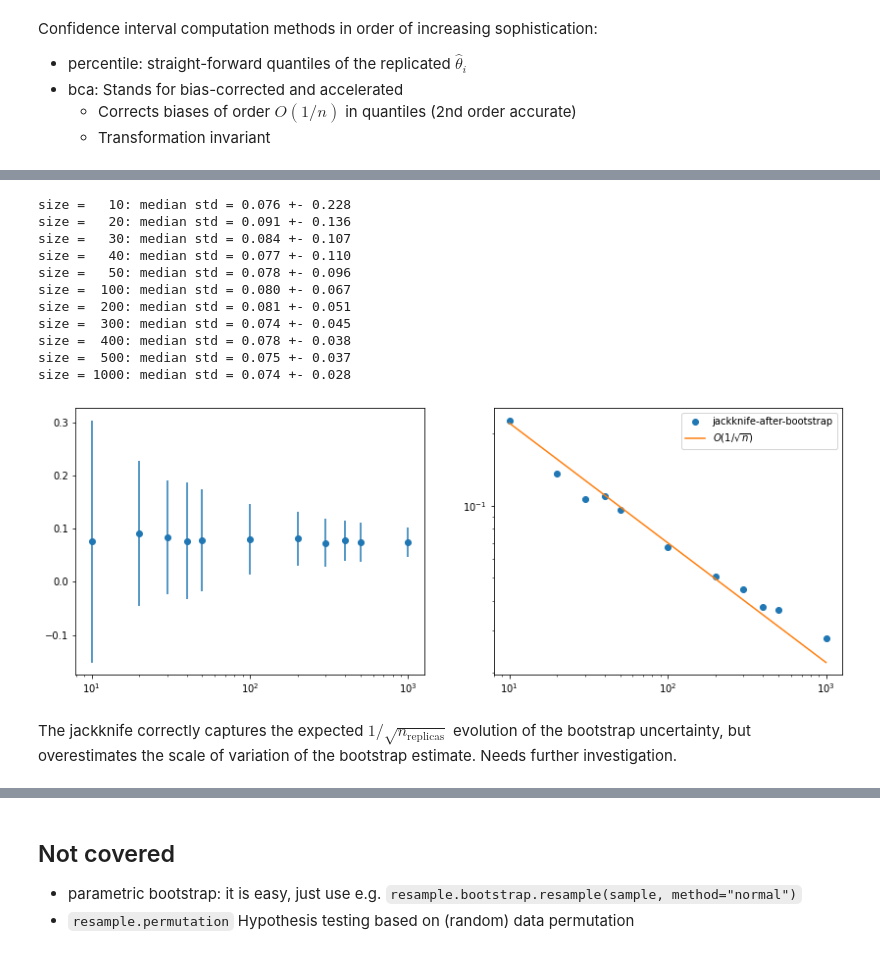
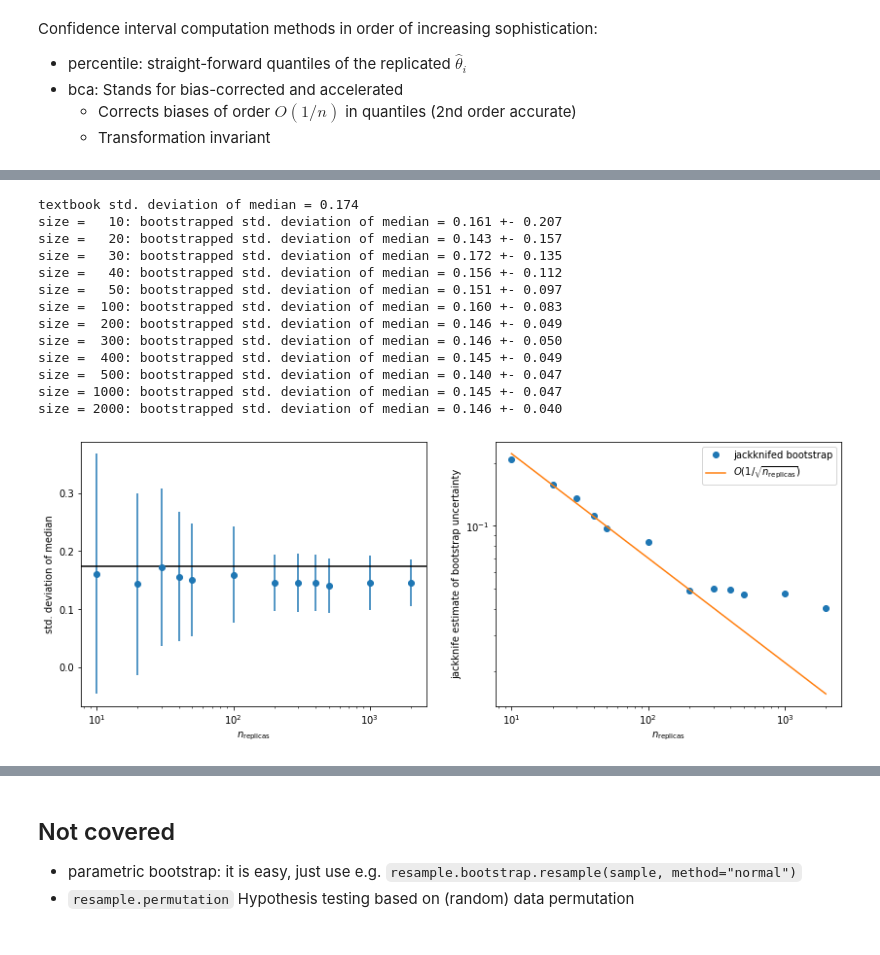
Before and after one commit to HDembinski/pyhep-2020-resample, a Jupyter notebook: resample.ipynb, the cells around one changed output, grey strips where cells are left out. Saved outputs shown, nothing was run; the diff lists cells and outputs as text; code cells hidden in the pictures.

```diff
--- a/resample.ipynb
+++ b/resample.ipynb
@@ -454,46 +454,53 @@ Let's use the Jackknife-after-bootstrap to estimate accuracy of standard deviati
 # %%
 rng = np.random.default_rng(1)
 
-data = rng.exponential(size=100)
+data = rng.exponential(size=50)
 
 
 def bootstrapped_std(sample, size):
-    return resample.bootstrap.variance(np.median, sample, size=size) ** 0.5
+    return resample.bootstrap.variance(np.median, sample, size=size, random_state=rng) ** 0.5
 
 
-n = np.array((10, 20, 30, 40, 50, 100, 200, 300, 400, 500, 1000))
+print(f"textbook std. deviation of median = {variance_of_median(data) ** 0.5:.3f}")
+
+n = np.array((10, 20, 30, 40, 50, 100, 200, 300, 400, 500, 1000, 2000))
 y = []
 ye = []
 for size in n:
     v = bootstrapped_std(data, size)
     s = resample.jackknife.variance(
         lambda d: bootstrapped_std(d, size), data) ** 0.5
-    print(f"size = {size:4}: median std = {v:.3f} +- {s:.3f}")
+    print(f"size = {size:4}: bootstrapped std. deviation of median = {v:.3f} +- {s:.3f}")
     y.append(v)
     ye.append(s)
 # %% [output]
-size =   10: median std = 0.076 +- 0.228
-size =   20: median std = 0.091 +- 0.136
-size =   30: median std = 0.084 +- 0.107
-size =   40: median std = 0.077 +- 0.110
-size =   50: median std = 0.078 +- 0.096
-size =  100: median std = 0.080 +- 0.067
-size =  200: median std = 0.081 +- 0.051
-size =  300: median std = 0.074 +- 0.045
-size =  400: median std = 0.078 +- 0.038
-size =  500: median std = 0.075 +- 0.037
-size = 1000: median std = 0.074 +- 0.028
+textbook std. deviation of median = 0.174
+size =   10: bootstrapped std. deviation of median = 0.161 +- 0.207
+size =   20: bootstrapped std. deviation of median = 0.143 +- 0.157
+size =   30: bootstrapped std. deviation of median = 0.172 +- 0.135
+size =   40: bootstrapped std. deviation of median = 0.156 +- 0.112
+size =   50: bootstrapped std. deviation of median = 0.151 +- 0.097
+size =  100: bootstrapped std. deviation of median = 0.160 +- 0.083
+size =  200: bootstrapped std. deviation of median = 0.146 +- 0.049
+size =  300: bootstrapped std. deviation of median = 0.146 +- 0.050
+size =  400: bootstrapped std. deviation of median = 0.145 +- 0.049
+size =  500: bootstrapped std. deviation of median = 0.140 +- 0.047
+size = 1000: bootstrapped std. deviation of median = 0.145 +- 0.047
+size = 2000: bootstrapped std. deviation of median = 0.146 +- 0.040
 # %%
 fig, ax = plt.subplots(1, 2, figsize=(14, 5))
 plt.sca(ax[0])
 plt.errorbar(n, y, ye, fmt="o")
+plt.axhline(variance_of_median(data) ** 0.5, color="k")
 plt.semilogx()
+plt.xlabel(r"$n_\mathrm{replicas}$")
+plt.ylabel("std. deviation of median")
 plt.sca(ax[1])
-plt.plot(n, ye, "o", label="jackknife-after-bootstrap")
-plt.plot(n, 0.7 * n ** -0.5, label=r"$O(1/\sqrt{n})$")
+plt.plot(n, ye, "o", label="jackknifed bootstrap")
+plt.plot(n, 0.7 * n ** -0.5, label=r"$O(1/\sqrt{n_\mathrm{replicas}})$")
+plt.xlabel(r"$n_\mathrm{replicas}$")
+plt.ylabel("jackknife estimate of bootstrap uncertainty")
 plt.legend()
 plt.loglog();
 # %% [output]
-[figure, old version]
+[figure, new version]
-# %% [markdown]
-The jackknife correctly captures the expected $1/\sqrt{n_\text{replicas}}$ evolution of the bootstrap uncertainty, but overestimates the scale of variation of the bootstrap estimate. Needs further investigation.
```
Also changed, not shown: parts of 2 cells of this notebook.
